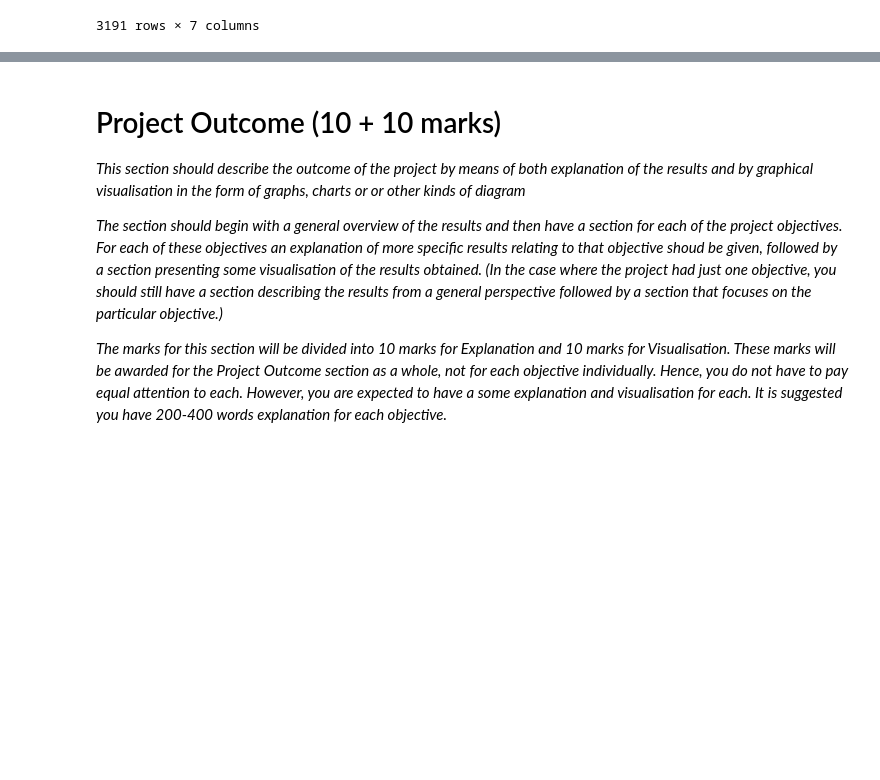
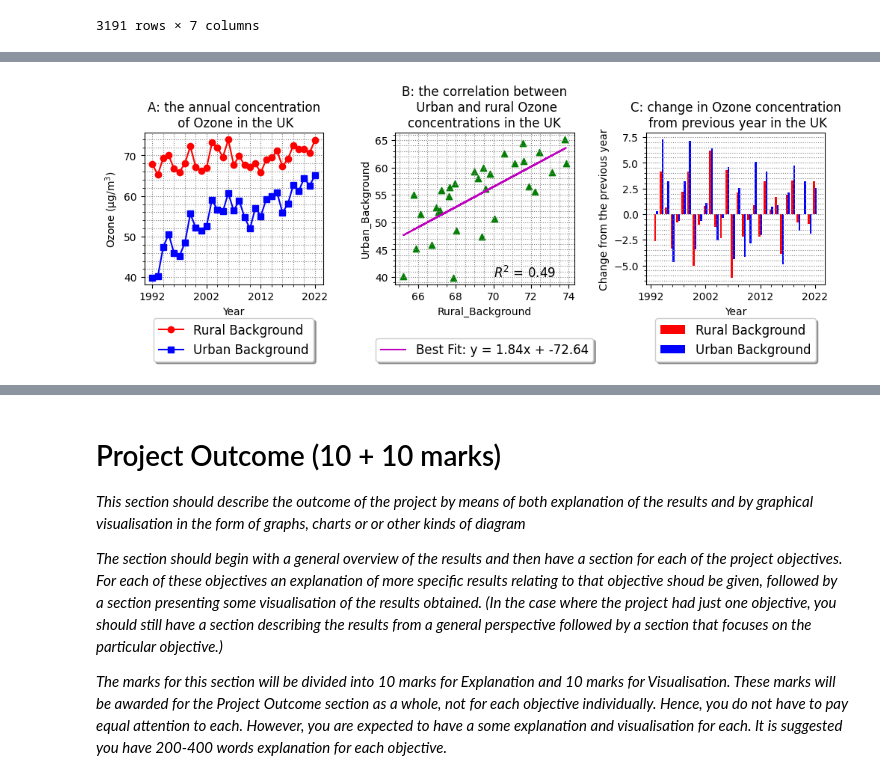
Before and after one commit to omariosc/comp5712-p4ds-group-project, a Jupyter notebook: A3_Data_Analysis_Project.ipynb, the cells around one changed output, grey strips where cells are left out. Saved outputs shown, nothing was run; the diff lists cells and outputs as text; code cells hidden in the pictures; blank space fills up the shorter version.

Commit message:
Merged notebook

```diff
--- a/A3_Data_Analysis_Project.ipynb
+++ b/A3_Data_Analysis_Project.ipynb
@@ -468,0 +630,4 @@ weather_df
+# %%
+# filter out nan values
+df_merged_filtered = df_merged[df_merged['Urban_Background'].notna()].reset_index()
+display(df_merged_filtered)
@@ -468,0 +664,86 @@ weather_df
+# %%
+# define info in a dictionary to ensure consistency
+info = {'Rural_Background': {'key_color':'r',
+                             'sec_color':'g',
+                             'marker': 'o',
+                             'linestyle': '--',
+                             'label': 'Rural Background'
+                            },
+        'Urban_Background': {'key_color':'b',
+                             'sec_color':'k',
+                             'marker': 's',
+                             'linestyle': '--',
+                             'label': 'Urban Background'
+                            }
+         }
+# %%
+fig, ax = plt.subplots(1, 3, figsize=(10, 5))
+########################################
+# plotting df_merged by year and Rural_Background/Urban_Background
+for x in ['Rural_Background', 'Urban_Background']:
+
+    ax[0].plot(df_merged_filtered['year'], df_merged_filtered[x],
+               marker = info[x]['marker'], c = info[x]['key_color'], label= info[x]['label'])
+
+# set x ticks
+ax[0].set_xticks(np.arange(df_merged_filtered['year'].min(), df_merged_filtered['year'].max()+1, 10))
+
+# add legend
+legend = ax[0].legend(loc='lower center', bbox_to_anchor=(0.5, -0.55), shadow=True, fontsize='large')
+ax[0].set_xlabel('Year')
+ax[0].set_ylabel('Ozone (µg/m$^3$)')
+ax[0].set_title('A: the annual concentration\n of Ozone in the UK')
+ax[0].grid(which = 'both', c = 'grey', ls = ':')
+ax[0].minorticks_on()
+
+########################################
+# plot a scatter plot of df_merged_filtered by Urban_Background and Rural_Background
+ax[1].scatter(df_merged_filtered['Rural_Background'], df_merged_filtered['Urban_Background'], marker = '^', c = 'g')
+
+#add labels
+ax[1].set_xlabel('Rural_Background')
+ax[1].set_ylabel('Urban_Background')
+ax[1].set_title('B: the correlation between\n Urban and rural Ozone\nconcentrations in the UK')
+ax[1].grid(which = 'both', c = 'grey', ls = ':')
+ax[1].minorticks_on()
+
+# draw the best fit line
+
+z = np.polyfit(df_merged_filtered['Rural_Background'], df_merged_filtered['Urban_Background'], 1)
+p = np.poly1d(z)
+ax[1].plot(df_merged_filtered['Rural_Background'],p(df_merged_filtered['Rural_Background']),
+           "m-", label='Best Fit:'+f' y = {z[0]:.2f}x + {z[1]:.2f}')
+
+# plot R^2 in scipy
+from scipy import stats
+slope, intercept, r_value, p_value, std_err = stats.linregress(df_merged_filtered['Rural_Background'], df_merged_filtered['Urban_Background'])
+print(r_value**2)
+ax[1].text(70, 40, f'$R^2$ = {r_value**2:.2f}', fontsize=12)
+
+# add legend
+legend = ax[1].legend(loc='lower center', bbox_to_anchor=(0.5, -0.55), shadow=True, fontsize='large')
+####################################
+bar_width = 0.35
+# plotting the change per year in rural and urban background concentration of Ozone
+for z in ['Rural_Background', 'Urban_Background']:
+
+    ax[2].bar(df_merged_filtered['year'] - bar_width/2, df_merged_filtered[z].diff(),
+              label = info[z]['label'], color = info[z]['key_color'], width = abs(bar_width))
+    bar_width = - bar_width
+
+# set x ticks
+ax[2].set_xticks(np.arange(df_merged_filtered['year'].min(), df_merged_filtered['year'].max()+1, 10))
+
+# add legend
+legend = ax[2].legend(loc='lower center', bbox_to_anchor=(0.5, -0.55), shadow=True, fontsize='large')
+
+# add labels
+ax[2].set_xlabel('Year')
+ax[2].set_ylabel('Change from the previous year')
+ax[2].set_title('C: change in Ozone concentration\n from previous year in the UK')
+ax[2].grid(which = 'both', axis = 'y', c = 'grey', ls = ':')
+ax[2].minorticks_on()
+############################################
+plt.tight_layout(h_pad=None, w_pad=None)
+plt.show()
+# %% [output]
@@ -468,0 +751 @@ weather_df
+[figure, added]
```
Also changed, not shown: parts of 55 cells of this notebook.
